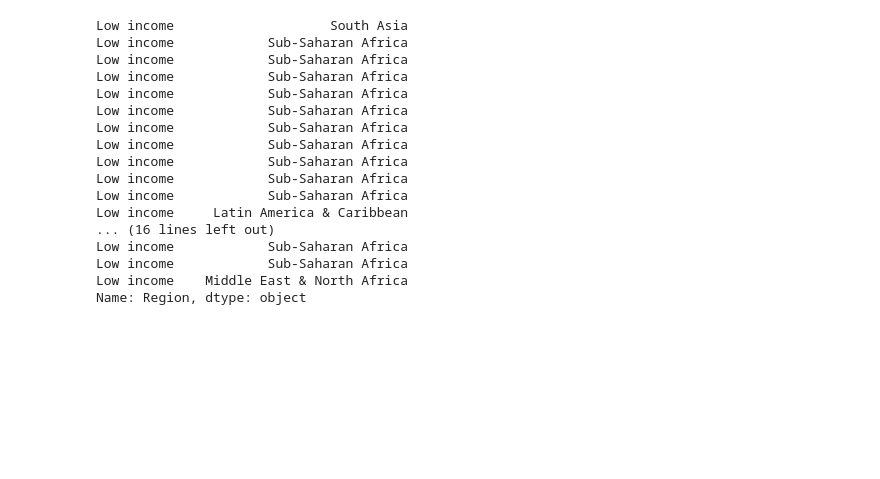
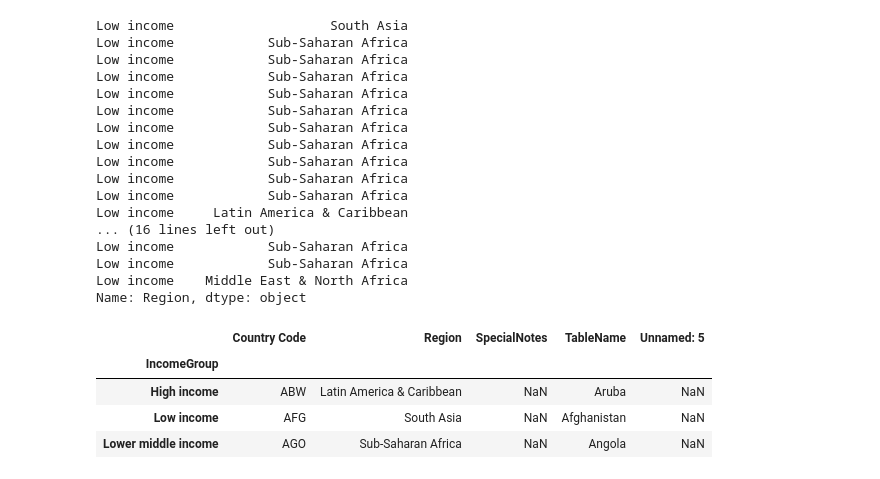
Before and after one commit to milochen0418/milo-education-python, a Jupyter notebook: Introduction to Pandas.ipynb, the cells around one changed output. Drawn from its saved outputs; the diff is of its cells as text; code cells hidden in the pictures; blank space fills up the shorter version.

Commit message:
Update section of Access element

```diff
--- a/Introduction to Pandas.ipynb
+++ b/Introduction to Pandas.ipynb
@@ -248,3 +250,13 @@ Low income            Sub-Saharan Africa
 Low income            Sub-Saharan Africa
 Low income    Middle East & North Africa
 Name: Region, dtype: object
+# %%
+# . You can also access the rows with
+csv_filename = 'Metadata_Country_API.csv'
+pd.read_csv(csv_filename, index_col=2)[:3] # get row0, row1,row2
+# %% [output]
+|  | Country Code | Region | SpecialNotes | TableName | Unnamed: 5 |
+| IncomeGroup |  |  |  |  |  |
+| High income | ABW | Latin America & Caribbean | NaN | Aruba | NaN |
+| Low income | AFG | South Asia | NaN | Afghanistan | NaN |
+| Lower middle income | AGO | Sub-Saharan Africa | NaN | Angola | NaN |
```
Also changed, not shown: parts of 1 cell of this notebook.
